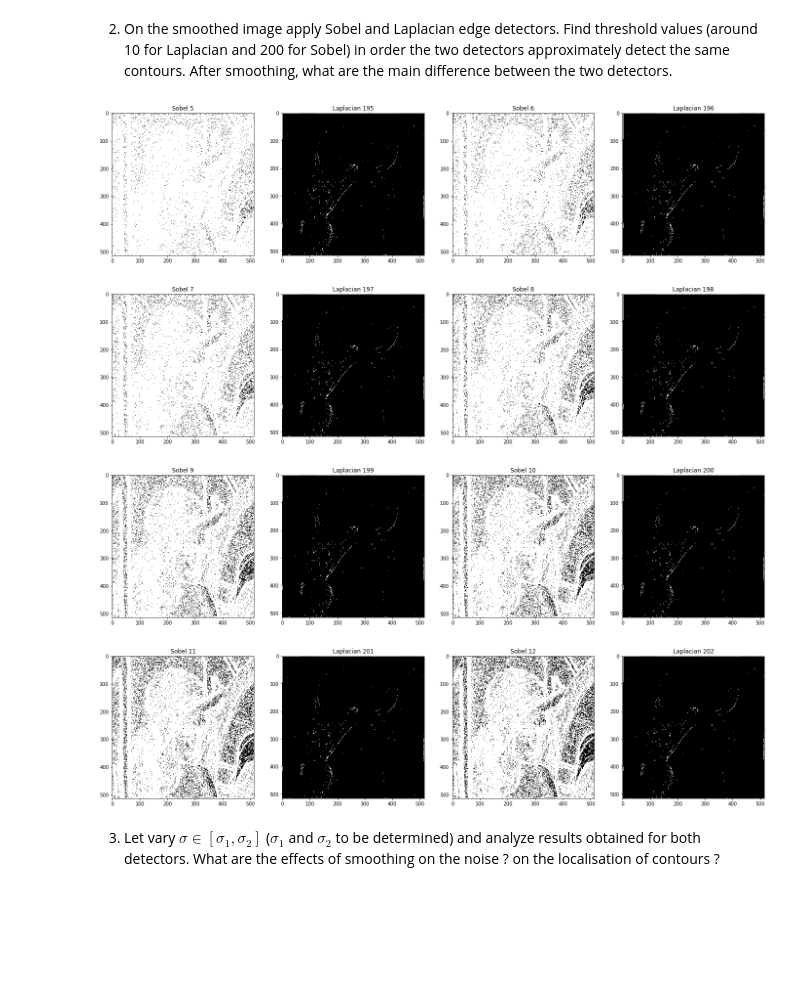
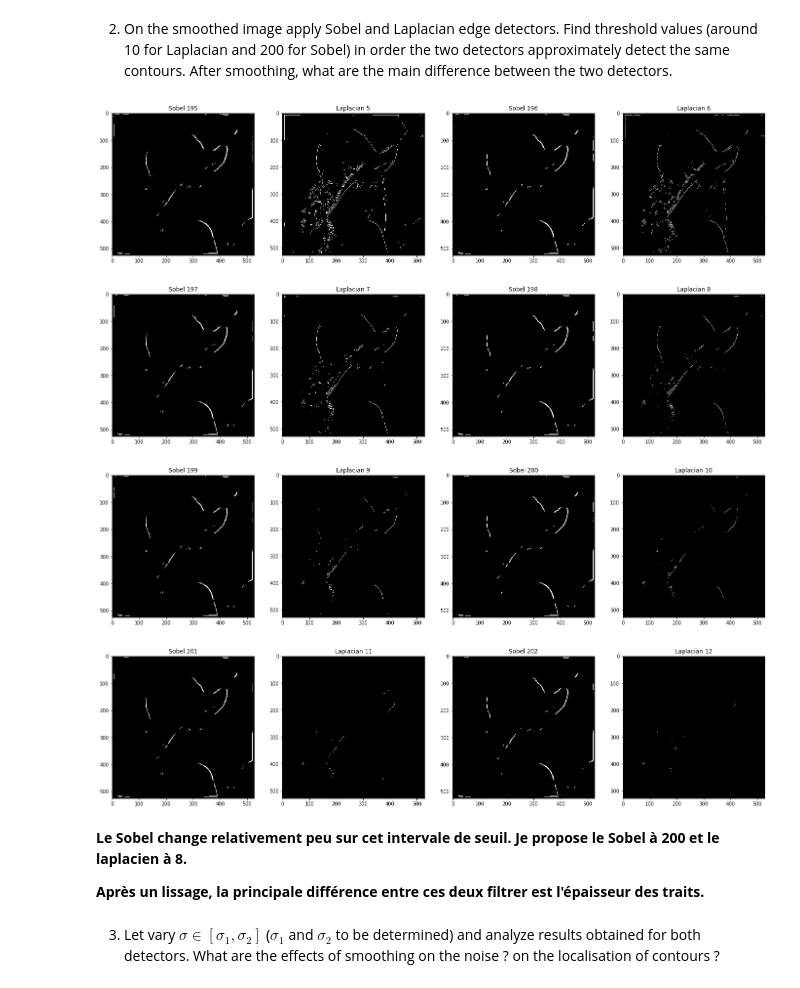
Before and after one commit to CharlesAttend/M1-S1-DAC, a Jupyter notebook: BIMA/TME/TME5/TME5.ipynb, the cells around one changed output. Cells and saved outputs as stored; diff of their text form; code cells hidden in the pictures; blank space fills up the shorter version.

```diff
--- a/BIMA/TME/TME5/TME5.ipynb
+++ b/BIMA/TME/TME5/TME5.ipynb
@@ -119,3 +104,33 @@ def imagePad(I,h):
+# %%
+def imageZeroPad(I,h):
+    I_copy = I.copy()
+    nb_line2add = h.shape[0]//2
+    for i in range(nb_line2add):
+        m = I_copy.shape[1]
+        line = np.zeros(m)
+        I_copy = np.vstack((I_copy,line))
+        I_copy = np.vstack((line,I_copy))
+
+        n = I_copy.shape[0]
+        col = np.zeros(n).reshape((n,1))
+        I_copy = np.hstack((I_copy,col))
+        I_copy = np.hstack((col,I_copy))
+    return I_copy
+
+def imageCopyPad(I, h):
+    I_copy = I.copy()
+    nb_line2add = h.shape[0]//2
+    for i in range(nb_line2add):
+        line_t = I_copy[0,:]
+        line_b = I_copy[-1,:]
+        I_copy = np.vstack((line_t,I_copy))
+        I_copy = np.vstack((I_copy,line_b))
+
+        col_l = I_copy[:,0].reshape(-1, 1)
+        col_r = I_copy[:,-1].reshape(-1, 1)
+        I_copy = np.hstack((I_copy,col_r))
+        I_copy = np.hstack((col_l,I_copy))
+    return I_copy
 # %% [markdown]
 ## Exercice 1: comparison between first and second order detectors
 The function `conv2()`, written in TME4, is a little bit slow. We propose to use `convolve2d()` available in module `scipy.signal`. We use this fonction with parameter `mode` set to `'same'` (see `help(convolve2d)`).
@@ -125,7 +140,7 @@ The function `conv2()`, written in TME4, is a little bit slow. We propose to use
 def SobelFilter(I):
     S_x = np.array([[1,0,-1], [2, 0, -2], [1, 0, -1]])
     S_y = S_x.T
-    padded_I = imagePad(I,S_x)
+    padded_I = imageCopyPad(I,S_x)
     I_x = convolve2d(padded_I, S_x,  mode='same')
     I_y = convolve2d(padded_I, S_y,  mode='same')
     return I_x, I_y
@@ -165,7 +180,7 @@ def to_zero_crossing(I, s):
 
 def LaplacienFilter(I):
     L = np.array([[0, 1, 0], [1, -4, 1], [0, 1, 0]])
-    padded_I = imagePad(I, L)
+    padded_I = imageCopyPad(I, L)
     return convolve2d(padded_I, L)
 
 def LaplacianDetector(I, s):
@@ -276,19 +291,23 @@ imshow(smooth_lena)
 # %%
 search_range = 5
 img_to_display = []
 title_to_display = []
-for s_1, s_2 in zip(range(10 - search_range, 10 + search_range), range(200 - search_range, 200 + search_range)):
-    img_to_display.append(SobelDetector(lena, s_1))
+for s_1, s_2 in zip(range(200 - search_range, 200 + search_range), range(10 - search_range, 10 + search_range)):
+    img_to_display.append(SobelDetector(smooth_lena, s_1))
     title_to_display.append(f'Sobel {s_1}')
 
-    img_to_display.append(LaplacianDetector(lena, s_2))
+    img_to_display.append(LaplacianDetector(smooth_lena, s_2))
     title_to_display.append(f'Laplacian {s_2}')
 for i in range(4, len(img_to_display), 4):
     niceDisplay14(img_to_display[i-4:i], title_to_display[i-4:i])
 # %% [output]
-[figure, old version]
+[figure, new version]
-[figure, old version]
+[figure, new version]
-[figure, old version]
+[figure, new version]
-[figure, old version]
+[figure, new version]
+# %% [markdown]
+**Le Sobel change relativement peu sur cet intervale de seuil. Je propose le Sobel à 200 et le laplacien à 8.**
+
+**Après un lissage, la principale différence entre ces deux filtrer est l'épaisseur des traits.**
 # %% [markdown]
 3. Let vary $\sigma\in[\sigma_1, \sigma_2]$ ($\sigma_1$ and $\sigma_2$ to be determined) and analyze results obtained for both detectors. What are the effects of smoothing on the noise ? on the localisation of contours ?
```
Also changed, not shown: parts of 10 cells of this notebook, 1 other file.
